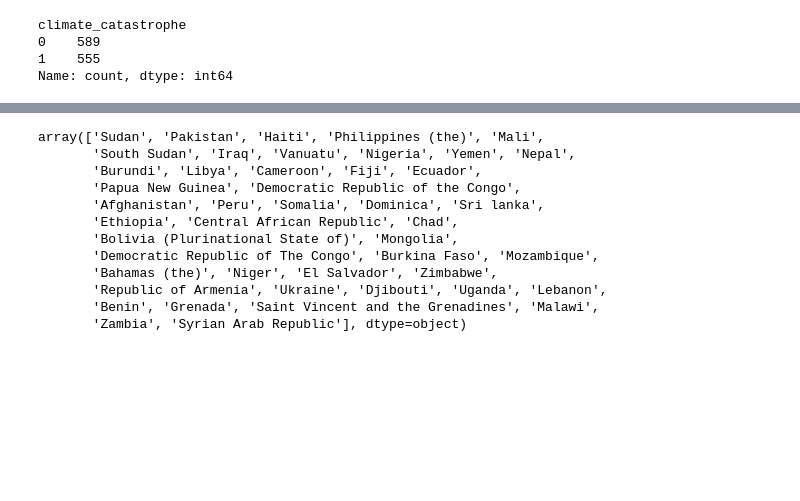
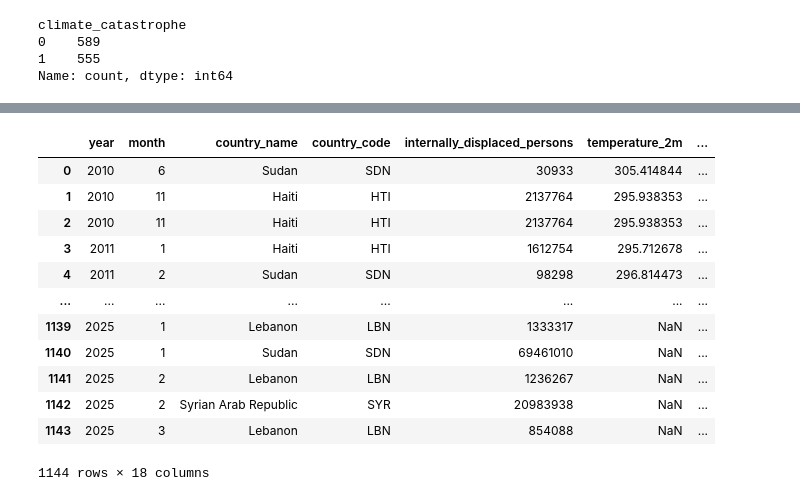
Before and after one commit to emijlop/climate-migration-project, a Jupyter notebook: 001_merge_data.ipynb, the cells around one changed output, grey strips where cells are left out. Saved outputs shown, nothing was run; the diff lists cells and outputs as text; code cells hidden in the pictures; blank space fills up the shorter version.

```diff
--- a/001_merge_data.ipynb
+++ b/001_merge_data.ipynb
@@ -93,6 +155,4 @@ total_idps_per_month = migration_data[['year', 'month', 'country_name','country_
 # %%
-#Merge with country indicators
-
+#Merge IDPs with climate data
 total_idps_per_month = pd.merge(total_idps_per_month, climate_data, how='left',
-                                left_on=['country_name', 'year', 'month'],
-                                right_on=['country_na', 'year', 'month'])
+                                on=['country_name', 'year', 'month'])
@@ -123,3 +158,0 @@ array(['Philippines (the)', 'Democratic Republic of the Congo',
-# %%
-# Merge with climate data
-total_idps_per_month = pd.merge(total_idps_per_month, climate_data, how='left', on=['country_code', 'year', 'month'])
@@ -128,4 +158,0 @@ KeyError: 'country_code'
-# %%
-# view and define emdat_cc_countries_expanded
-file_path = 'data/climate_catastrophes/emdat_full.xlsx'
-emdat_cc_expanded = pd.read_excel(file_path)
@@ -169,4 +159,17 @@ climate_catastrophes_data_subset
 # %%
+# Step 3: Create a list of countries to filter by
+target_countries = total_idps_per_month['country_name'].unique().tolist()
+
+# Step 4: Filter for only those countries
+emdat_cc_expanded = emdat_cc_expanded[emdat_cc_expanded['Country'].isin(target_countries)]
+
+# Step 5: fill NA for end year and assign it to the start month or year so it is joinable with the climate data
+climate_catastrophes_data_subset = emdat_cc_expanded[['Country', 'Start Year', 'Start Month', 'End Year', 'End Month',  'Disaster Type', 'Total Affected']]
+climate_catastrophes_data_subset["End Year"] = climate_catastrophes_data_subset["End Year"].fillna(climate_catastrophes_data_subset["Start Year"])
+climate_catastrophes_data_subset["End Month"] = climate_catastrophes_data_subset["End Month"].fillna(climate_catastrophes_data_subset["Start Month"])
+
+# Step 6: create a month/year column that is joinable
+
 expanded_rows = []
 for _, row in climate_catastrophes_data_subset.iterrows():
     for year in range(row["Start Year"], row["End Year"] + 1):  # Iterate through years
@@ -184,3 +187,5 @@ for _, row in climate_catastrophes_data_subset.iterrows():
             new_row["month"] = m  # Assign the month
             new_row["year"] = year  # Assign the correct year
             expanded_rows.append(new_row)
+
+climate_catastrophes_data = pd.DataFrame(expanded_rows)
@@ -306,25 +233,27 @@ CPI                             617
 Total Affected                  618
 climate_catastrophe               0
 dtype: int64
-# %%
-# get unique values in the country_name with missingmess in CPI
-
-missing_cpi = merged_df[merged_df['CPI'].isna()]['country_name'].unique()
-missing_cpi
-# we have some missingness in CPI, check if we can find a solution for this
-# %% [output]
-array(['Sudan', 'Pakistan', 'Haiti', 'Philippines (the)', 'Mali',
-       'South Sudan', 'Iraq', 'Vanuatu', 'Nigeria', 'Yemen', 'Nepal',
-       'Burundi', 'Libya', 'Cameroon', 'Fiji', 'Ecuador',
-       'Papua New Guinea', 'Democratic Republic of the Congo',
-       'Afghanistan', 'Peru', 'Somalia', 'Dominica', 'Sri lanka',
-       'Ethiopia', 'Central African Republic', 'Chad',
-       'Bolivia (Plurinational State of)', 'Mongolia',
-       'Democratic Republic of The Congo', 'Burkina Faso', 'Mozambique',
-       'Bahamas (the)', 'Niger', 'El Salvador', 'Zimbabwe',
-       'Republic of Armenia', 'Ukraine', 'Djibouti', 'Uganda', 'Lebanon',
-       'Benin', 'Grenada', 'Saint Vincent and the Grenadines', 'Malawi',
-       'Zambia', 'Syrian Arab Republic'], dtype=object)
+# %%
+pd.merge(merged_df,
+    inflation_data[['country', 'year', 'month', 'inflation']],
+    how='left',
+    left_on=['country_name', 'year', 'month'],
+    right_on=['country', 'year', 'month']
+)
+# %% [output]
+|  | year | month | country_name | country_code | internally_displaced_persons | temperature_2m | ... |
+| 0 | 2010 | 6 | Sudan | SDN | 30933 | 305.414844 | ... |
+| 1 | 2010 | 11 | Haiti | HTI | 2137764 | 295.938353 | ... |
+| 2 | 2010 | 11 | Haiti | HTI | 2137764 | 295.938353 | ... |
+| 3 | 2011 | 1 | Haiti | HTI | 1612754 | 295.712678 | ... |
+| 4 | 2011 | 2 | Sudan | SDN | 98298 | 296.814473 | ... |
+| ... | ... | ... | ... | ... | ... | ... | ... |
+| 1139 | 2025 | 1 | Lebanon | LBN | 1333317 | NaN | ... |
+| 1140 | 2025 | 1 | Sudan | SDN | 69461010 | NaN | ... |
+| 1141 | 2025 | 2 | Lebanon | LBN | 1236267 | NaN | ... |
+| 1142 | 2025 | 2 | Syrian Arab Republic | SYR | 20983938 | NaN | ... |
+| 1143 | 2025 | 3 | Lebanon | LBN | 854088 | NaN | ... |
+1144 rows × 18 columns
 # %%
 # save it to an csv file
 merged_df.to_csv('data/merged_climate_iom_data.csv', index=False)
```
Also changed, not shown: parts of 23 cells of this notebook, 6 other files.
